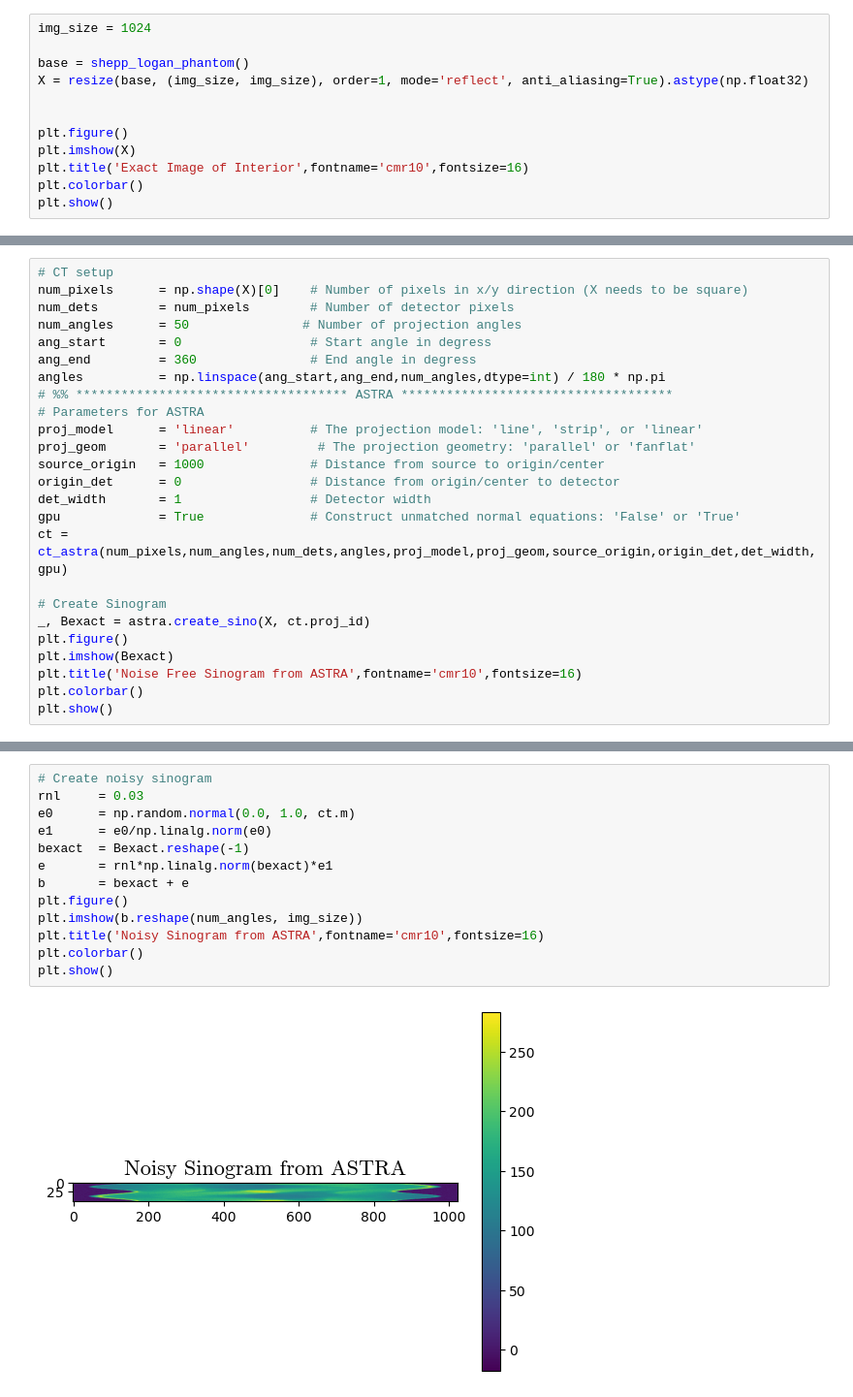
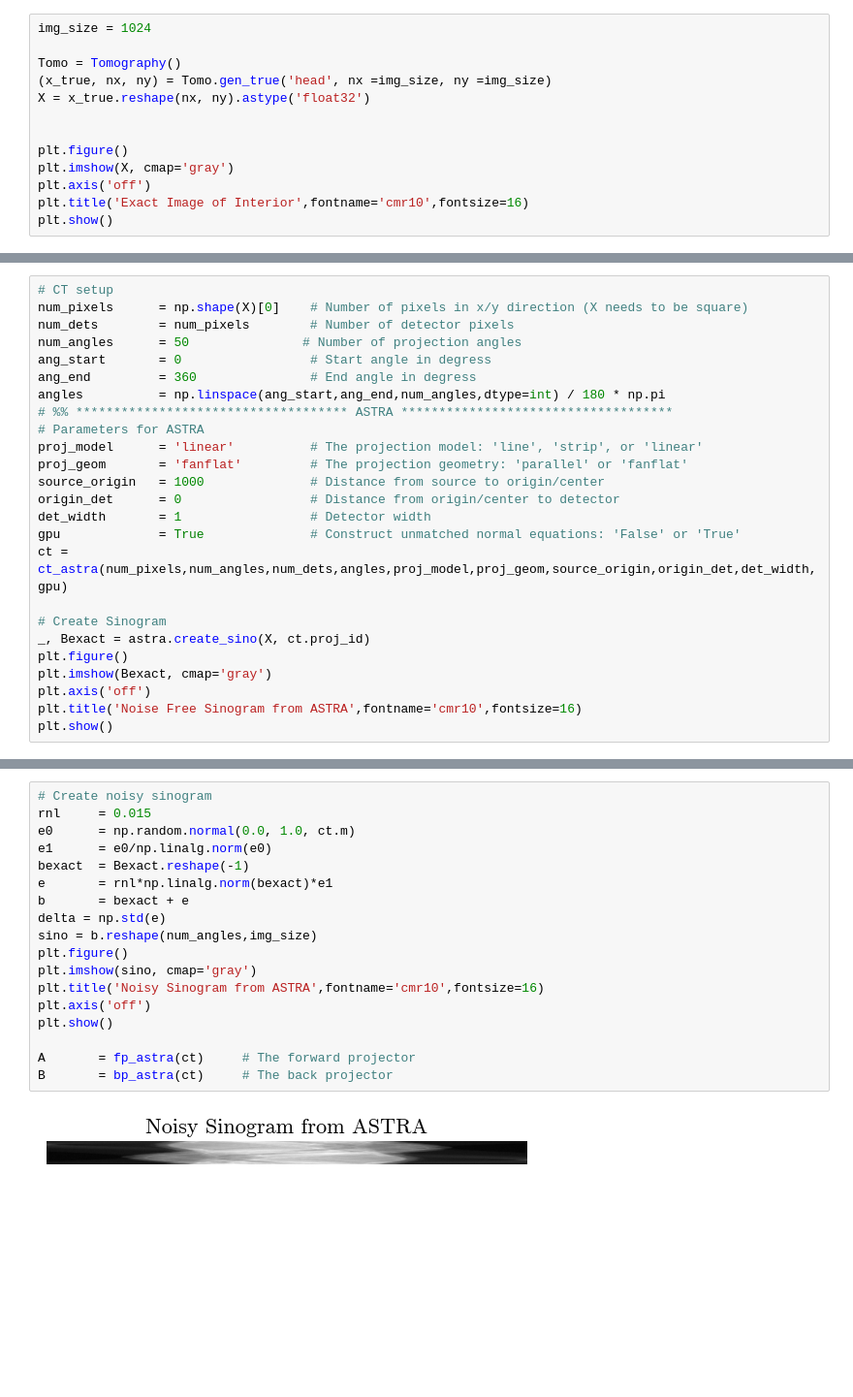
Before and after one commit to rbentley5/Hybrid-ABBA-GMRES-Toolbox, a Jupyter notebook: large_example.ipynb, the cells around one changed output, grey strips where cells are left out. Shown at 97% size. Drawn from its saved outputs; the diff is of its cells as text; blank space fills up the shorter version.

```diff
--- a/large_example.ipynb
+++ b/large_example.ipynb
@@ -17,13 +13,14 @@ from trips.test_problems.Tomography import *
 # %%
 img_size = 1024
 
-base = shepp_logan_phantom()
-X = resize(base, (img_size, img_size), order=1, mode='reflect', anti_aliasing=True).astype(np.float32)
+Tomo = Tomography()
+(x_true, nx, ny) = Tomo.gen_true('head', nx =img_size, ny =img_size)
+X = x_true.reshape(nx, ny).astype('float32')
 
 
 plt.figure()
-plt.imshow(X)
+plt.imshow(X, cmap='gray')
+plt.axis('off')
 plt.title('Exact Image of Interior',fontname='cmr10',fontsize=16)
-plt.colorbar()
 plt.show()
 # %% [output]
@@ -39,7 +38,7 @@ angles          = np.linspace(ang_start,ang_end,num_angles,dtype=int) / 180 * np
 # %% ************************************ ASTRA ************************************
 # Parameters for ASTRA
 proj_model      = 'linear'          # The projection model: 'line', 'strip', or 'linear'
-proj_geom       = 'parallel'         # The projection geometry: 'parallel' or 'fanflat'
+proj_geom       = 'fanflat'         # The projection geometry: 'parallel' or 'fanflat'
 source_origin   = 1000              # Distance from source to origin/center
 origin_det      = 0                 # Distance from origin/center to detector
 det_width       = 1                 # Detector width
@@ -49,8 +48,8 @@ ct = ct_astra(num_pixels,num_angles,num_dets,angles,proj_model,proj_geom,source_
 # Create Sinogram
 _, Bexact = astra.create_sino(X, ct.proj_id)
 plt.figure()
-plt.imshow(Bexact)
+plt.imshow(Bexact, cmap='gray')
+plt.axis('off')
 plt.title('Noise Free Sinogram from ASTRA',fontname='cmr10',fontsize=16)
-plt.colorbar()
 plt.show()
 # %% [output]
@@ -58,16 +57,21 @@ plt.show()
 # %%
 # Create noisy sinogram
-rnl     = 0.03
+rnl     = 0.015
 e0      = np.random.normal(0.0, 1.0, ct.m)
 e1      = e0/np.linalg.norm(e0)
 bexact  = Bexact.reshape(-1)
 e       = rnl*np.linalg.norm(bexact)*e1
 b       = bexact + e
+delta = np.std(e)
+sino = b.reshape(num_angles,img_size)
 plt.figure()
-plt.imshow(b.reshape(num_angles, img_size))
+plt.imshow(sino, cmap='gray')
 plt.title('Noisy Sinogram from ASTRA',fontname='cmr10',fontsize=16)
-plt.colorbar()
+plt.axis('off')
 plt.show()
+
+A       = fp_astra(ct)     # The forward projector
+B       = bp_astra(ct)     # The back projector
 # %% [output]
-[figure, old version]
+[figure, new version]
 # %%
```
Also changed, not shown: parts of 10 cells of this notebook, 8 other files.
